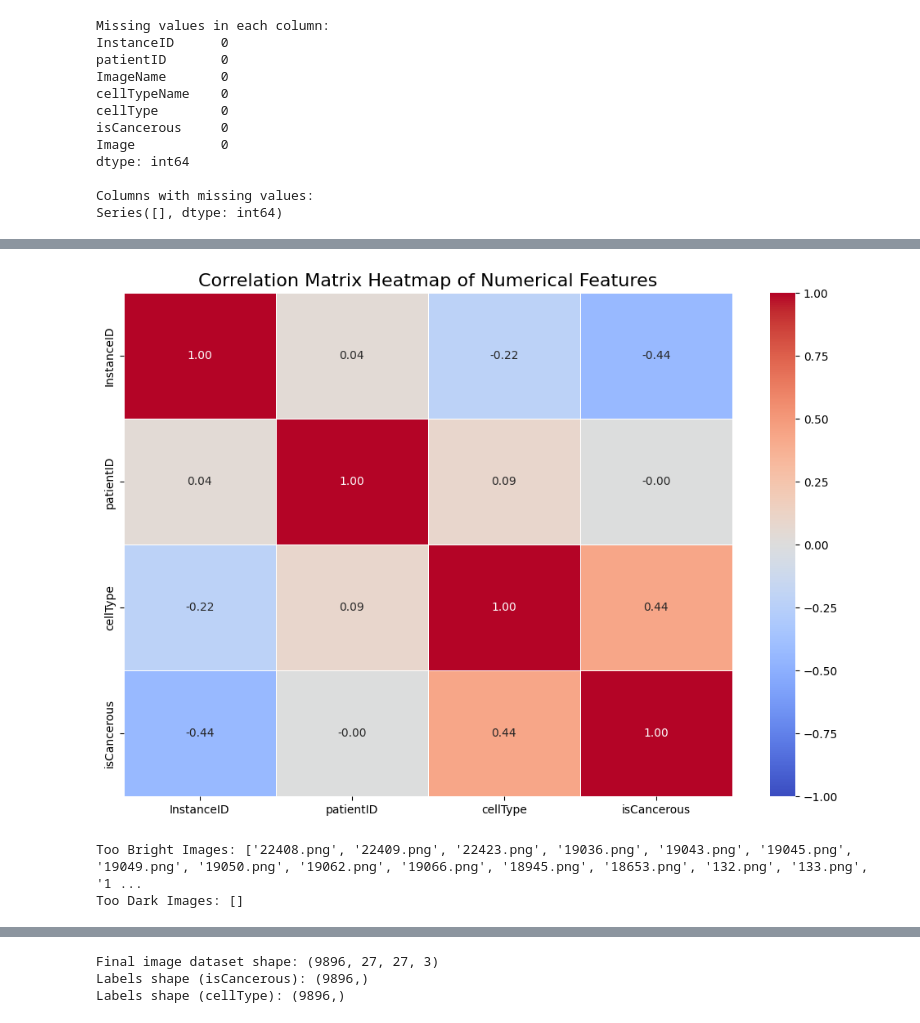
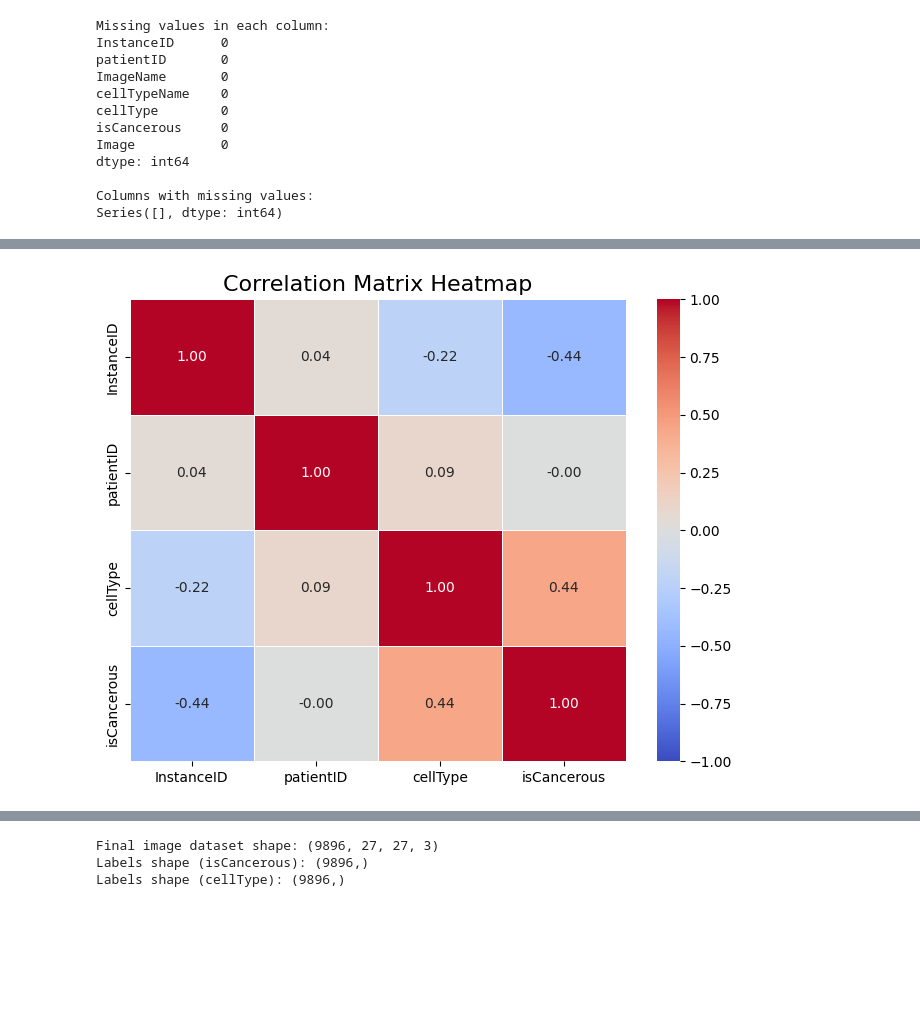
Before and after one commit to sheikhmunim/cml_assignment2, a Jupyter notebook: assignment_2.ipynb, the cells around one changed output, grey strips where cells are left out. Saved outputs shown, nothing was run; the diff lists cells and outputs as text; code cells hidden in the pictures; blank space fills up the shorter version.

```diff
--- a/assignment_2.ipynb
+++ b/assignment_2.ipynb
@@ -259,37 +338,11 @@ plt.show()
 # %%
-#select only numerical columns
+#selecting only numerical features from DataFrame
 numerical_features = labels_main.select_dtypes(include=['float64', 'int64'])
-#calculate the correlation matrix
+#computing and plotting correlation matrix
 corr_matrix = numerical_features.corr()
-#plotting the heatmap
-plt.figure(figsize=(12, 8))
+plt.figure(figsize=(8, 6))
 sns.heatmap(corr_matrix, annot=True, cmap='coolwarm', fmt='.2f', linewidths=0.5, vmin=-1, vmax=1)
-plt.title('Correlation Matrix Heatmap of Numerical Features', fontsize=16)
+plt.title('Correlation Matrix Heatmap', fontsize=16)
 plt.show()
 # %% [output]
-[figure, old version]
+[figure, new version]
-# %%
-#function to classify images as too bright or too dark based on average pixel intensity
-def check_image_brightness(images, bright_threshold=200, dark_threshold=50):
-    too_bright = []
-    too_dark = []
-    for img_name, img in images.items():
-        # Convert the image to grayscale
-        img_gray = img.convert("L")
-        img_array = np.array(img_gray)  # Convert image to numpy array
-        #calculate the average pixel intensity
-        avg_intensity = img_array.mean()
-        #classify image as too bright or too dark
-        if avg_intensity > bright_threshold:
-            too_bright.append(img_name)
-        elif avg_intensity < dark_threshold:
-            too_dark.append(img_name)
-    return too_bright, too_dark
-#check the brightness of the images
-too_bright_images, too_dark_images = check_image_brightness(image_objects)
-#display the results
-print("Too Bright Images:", too_bright_images)
-print("Too Dark Images:", too_dark_images)
-# %% [output]
-Too Bright Images: ['22408.png', '22409.png', '22423.png', '19036.png', '19043.png', '19045.png', '19049.png', '19050.png', '19062.png', '19066.png', '18945.png', '18653.png', '132.png', '133.png', '1 ...
-Too Dark Images: []
```
Also changed, not shown: parts of 21 cells of this notebook, 2 other files.
